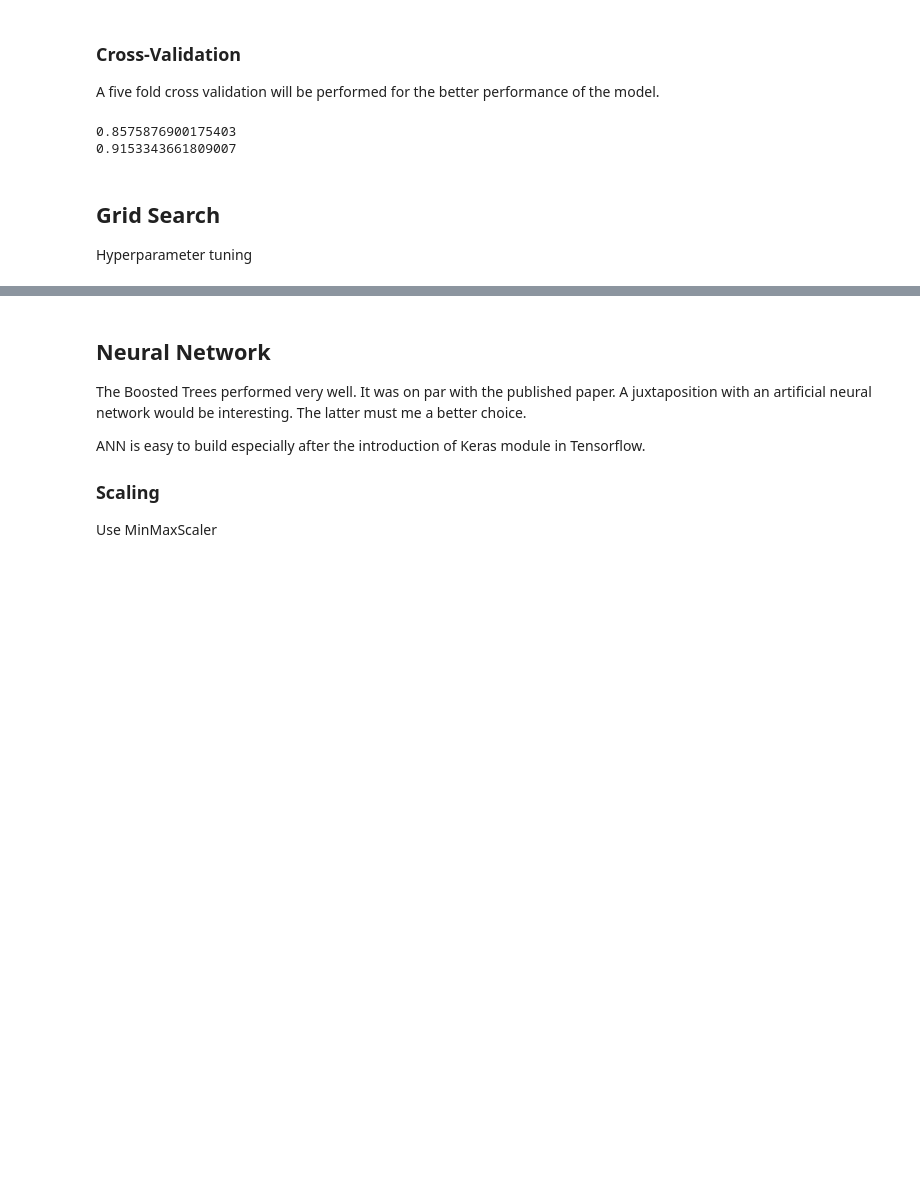
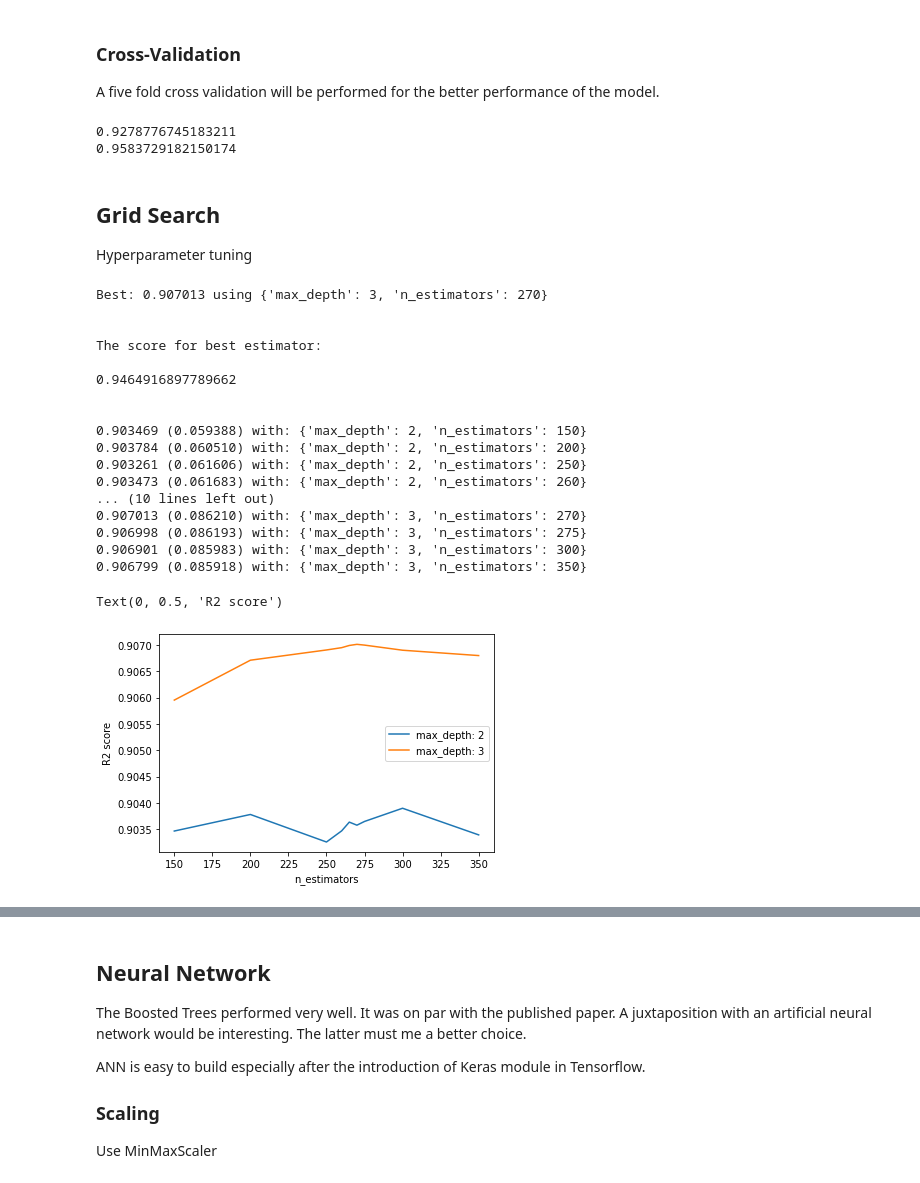
Before and after one commit to Pratha-Me/Half-Heusler-ML, a Jupyter notebook: main_HH.ipynb, the cells around one changed output, grey strips where cells are left out. Drawn from its saved outputs; the diff is of its cells as text; code cells hidden in the pictures; blank space fills up the shorter version.

```diff
--- a/main_HH.ipynb
+++ b/main_HH.ipynb
@@ -52,8 +52,8 @@ from matplotlib import pyplot as plt
 %matplotlib inline
 
 # dirPath= 'drive/Mydrive/'
-dirPath= 'assets/'
-# dirPath= '../input/assets/'
+# dirPath= 'assets/'
+dirPath= '../input/assets/'
 # %%
 path_to_file = dirPath + 'HalfHeusler.csv'
 file_name = dirPath + 'Heusler compound.csv'
@@ -155,19 +155,25 @@ The gradient boosted trees are selected for the regression task. The cross-valid
 ### Cross-Validation
 A five fold cross validation will be performed for the better performance of the model.
 # %%
-df = pd.read_csv(dirPath + 'Training data.csv')
-X = df.iloc[:, :-3]
-y = df.iloc[:, -1]
+# The seed is required for replication of results. Parameters defined.
+seed = 44
+n_cols = 7
+out_nodes = 1
+
+df = pd.read_csv(dirPath + 'Training data.csv', usecols= ['x1', 'x2', 'x3','x4', 'x5', 'x6','form_energy_per_atom', 'a'])
+# df = pd.read_csv(dirPath + 'Training data.csv')
+
+X = df.iloc[:, :n_cols]
+y = df.iloc[:, -1*out_nodes]
 
 k = 5
 kf = KFold(n_splits=k)
 scoreR2 = []
 y_pred = []
 
-gbReg = GradientBoostingRegressor(loss = 'lad', n_estimators=700, max_depth= 18, random_state= 44)
+gbReg = GradientBoostingRegressor(n_estimators=625, max_depth= 1, random_state= seed)
 
 for train_idx, test_idx in kf.split(X):
-#     X_train, X_test = X[train_idx, :], X[test_idx, :]
     X_train, X_test = X.iloc[train_idx, :], X.iloc[test_idx, :]
     y_train, y_test = y.iloc[train_idx], y.iloc[test_idx]
 
@@ -183,45 +189,63 @@ X_train, X_test, y_train, y_test = train_test_split(X, y, test_size=0.2, random_
 gbReg.fit(X_train, y_train)
 print (gbReg.score(X_test, y_test))
 # %% [output]
-0.8575876900175403
-0.9153343661809007
+0.9278776745183211
+0.9583729182150174
 # %% [markdown]
 ## Grid Search
 Hyperparameter tuning
 # %%
-# %pip install numpy
-# %pip install matplotlib
-
-max_depth = [14, 16,18,20,22,24]
-n_estimators = [100, 400, 700, 1000]
-learning_rate = [0.09, 0.1, 0.11, 0.12]
+max_depth = [2, 3]
+n_estimators = [150, 200,250, 260, 265, 270, 275, 300, 350]
+# max_depth = [1,2]
+# n_estimators = [325,600, 625, 650, 900]
 param_grid = dict(max_depth=max_depth, n_estimators= n_estimators)
 
 grid_search = GridSearchCV(gbReg, param_grid, scoring="r2", n_jobs=-1, cv=kf)
 grid_result = grid_search.fit(X, y)
 # summarize results
 print("Best: %f using %s" % (grid_result.best_score_, grid_result.best_params_))
 print ("\n")
 
 means = grid_result.cv_results_['mean_test_score']
 stds = grid_result.cv_results_['std_test_score']
 params = grid_result.cv_results_['params']
 
 best_model = grid_result.best_estimator_
 best_model.fit(X_train, y_train)
 print ("The score for best estimator: \n")
 print (best_model.score(X_test, y_test))
 
 print ("\n")
 
 for mean, stdev, param in zip(means, stds, params):
 	print("%f (%f) with: %r" % (mean, stdev, param))
 
 # plot results
 scores = np.array(means).reshape(len(max_depth), len(n_estimators))
 for i, value in enumerate(max_depth):
     plt.plot(n_estimators, scores[i], label='max_depth: ' + str(value))
 plt.legend()
 plt.xlabel('n_estimators')
 plt.ylabel('R2 score')
+# %% [output]
+Best: 0.907013 using {'max_depth': 3, 'n_estimators': 270}
+
+
+The score for best estimator:
+
+0.9464916897789662
+
+
+0.903469 (0.059388) with: {'max_depth': 2, 'n_estimators': 150}
+0.903784 (0.060510) with: {'max_depth': 2, 'n_estimators': 200}
+0.903261 (0.061606) with: {'max_depth': 2, 'n_estimators': 250}
+0.903473 (0.061683) with: {'max_depth': 2, 'n_estimators': 260}
+... (10 lines left out)
+0.907013 (0.086210) with: {'max_depth': 3, 'n_estimators': 270}
+0.906998 (0.086193) with: {'max_depth': 3, 'n_estimators': 275}
+0.906901 (0.085983) with: {'max_depth': 3, 'n_estimators': 300}
+0.906799 (0.085918) with: {'max_depth': 3, 'n_estimators': 350}
+Text(0, 0.5, 'R2 score')
+[figure, added]
 # %%
```
Also changed, not shown: parts of 7 cells of this notebook.
